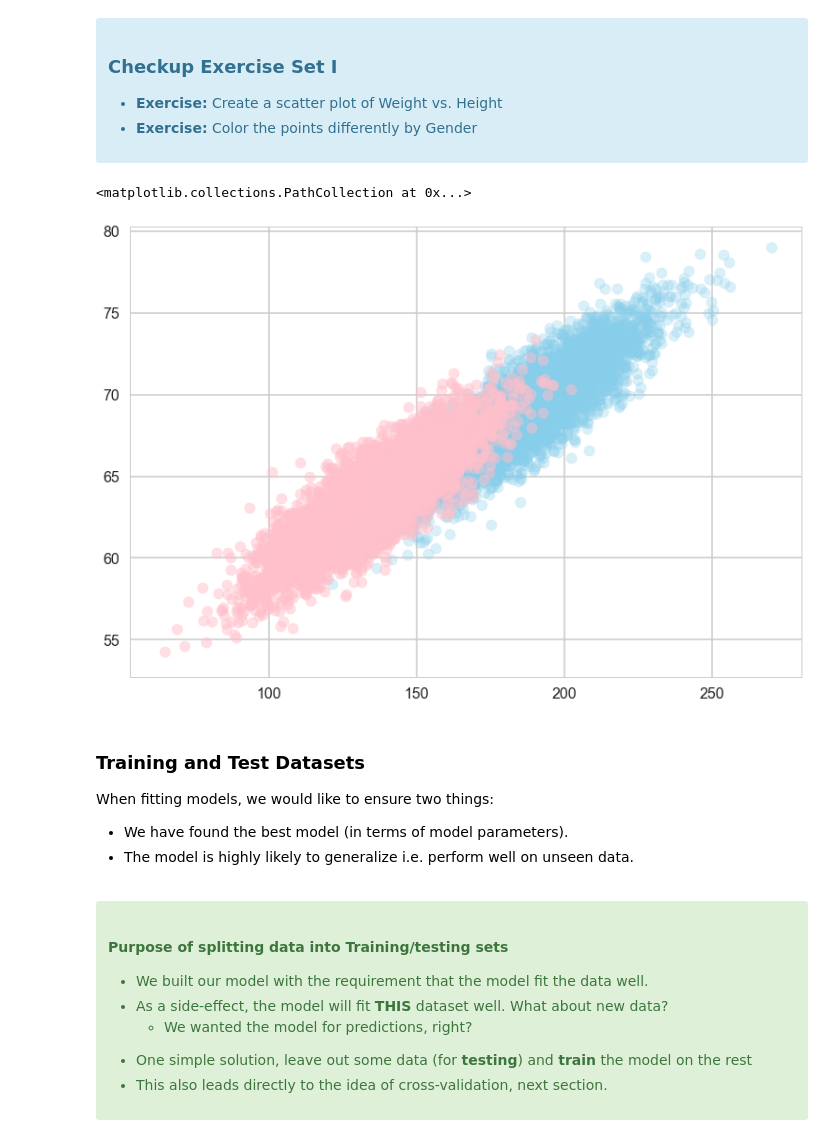
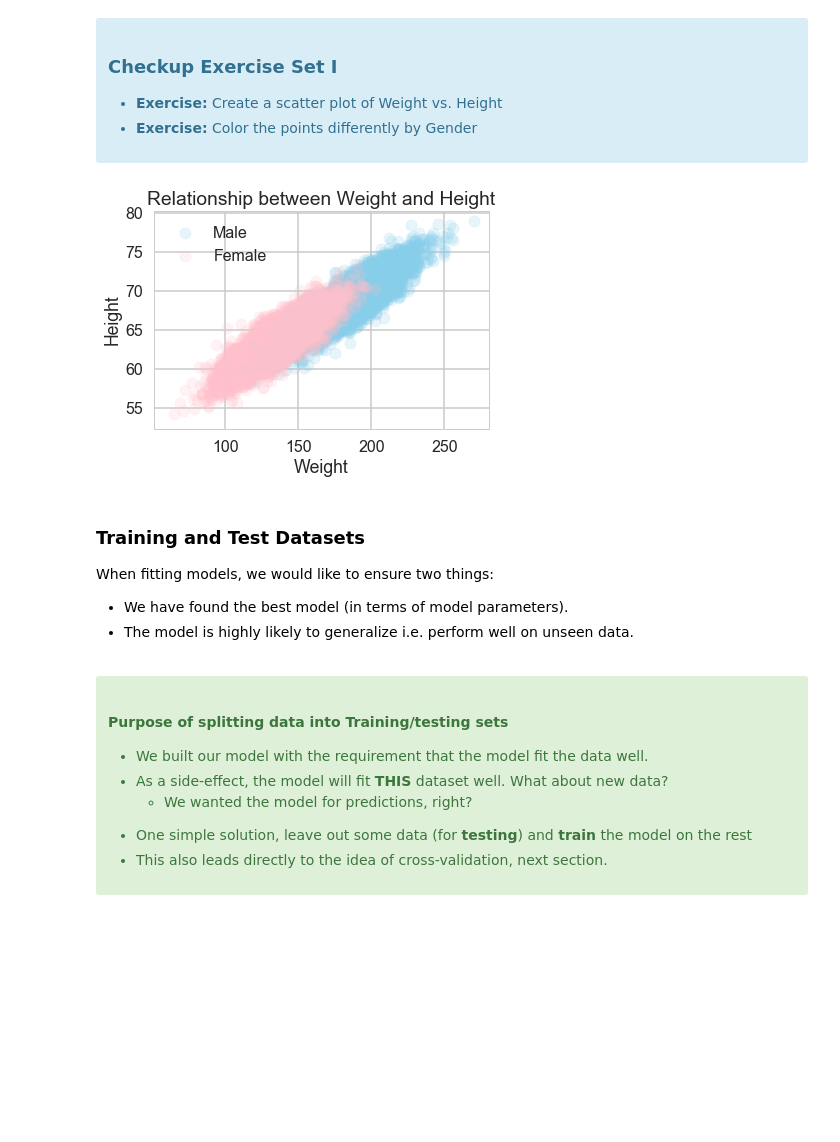
Before and after one commit to Mira2015/Intermediate_Data-_Science, a Jupyter notebook: Machine Learning/Mini_Project_Logistic_Regression.ipynb, the cells around one changed output. Cells and saved outputs as stored; diff of their text form; code cells hidden in the pictures; blank space fills up the shorter version.

```diff
--- a/Machine Learning/Mini_Project_Logistic_Regression.ipynb
+++ b/Machine Learning/Mini_Project_Logistic_Regression.ipynb
@@ -132,14 +120,17 @@ with the "response" or "label" $y$ as a plain array of 0s and 1s for binary clas
   <li> <b>Exercise:</b> Color the points differently by Gender
 </ul>
 </div>
-# %%
-males = dflog[dflog.Gender=='Male']
-females = dflog[dflog.Gender=='Female']
-plt.scatter(males.Weight, males.Height,alpha = 0.3, c='skyblue')
-plt.scatter(females.Weight, females.Height,alpha = 0.5,c='pink')
-# %% [output]
-<matplotlib.collections.PathCollection at 0x...>
-[figure, removed]
+# %%
+#your turn
+plt.scatter(dflog[dflog.Gender=='Male'].Weight, dflog[dflog.Gender=='Male'].Height, color='skyblue', alpha=0.2, label="Male")
+plt.scatter(dflog[dflog.Gender=='Female'].Weight, dflog[dflog.Gender=='Female'].Height, color='pink', alpha=0.2, label="Female")
+plt.legend()
+plt.xlabel("Weight")
+plt.ylabel("Height")
+plt.title("Relationship between Weight and Height")
+plt.show()
+# %% [output]
+[figure, added]
 # %% [markdown]
 ### Training and Test Datasets
 
```
Also changed, not shown: parts of 11 cells of this notebook.
